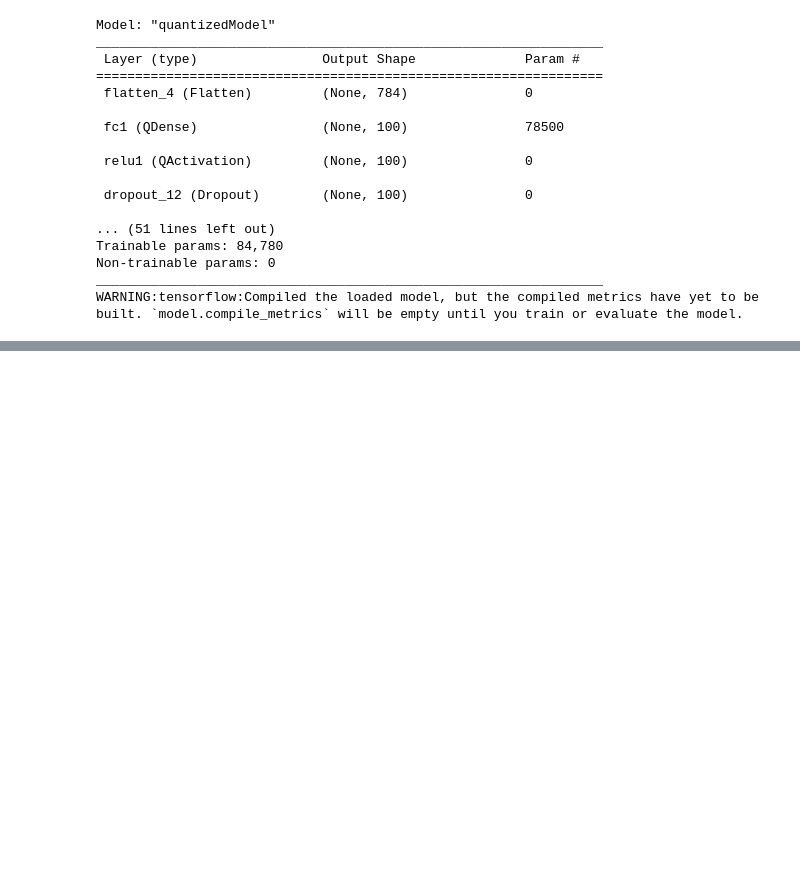
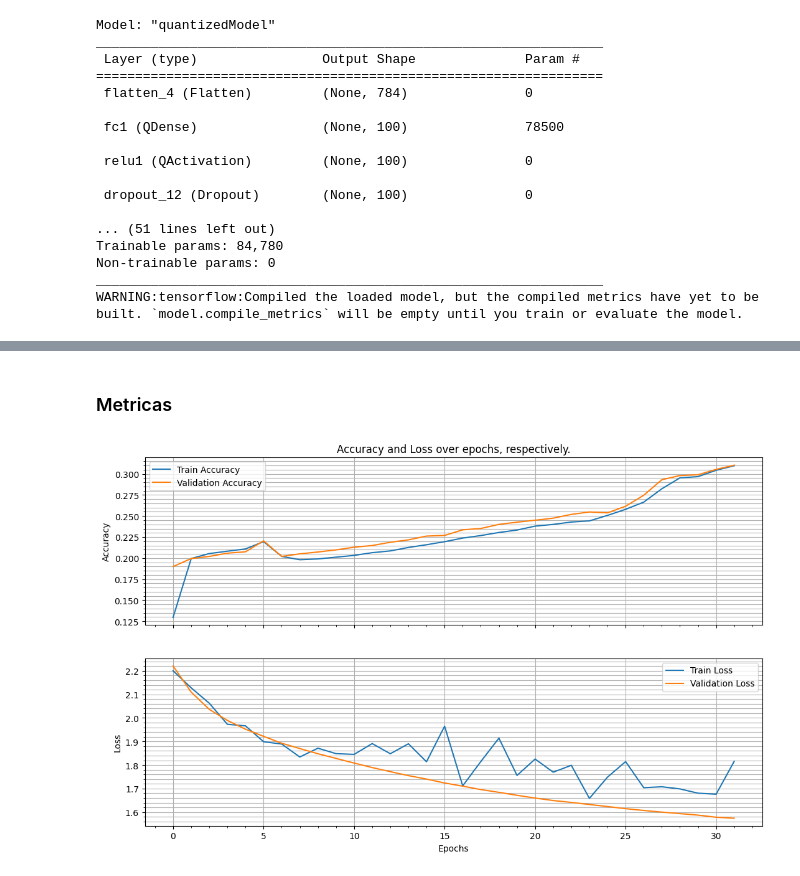
Before and after one commit to leomendu/ML_FPGA_UNMdP, a Jupyter notebook: labs/02-Compression.ipynb, the cells around one changed output, grey strips where cells are left out. Drawn from its saved outputs; the diff is of its cells as text; code cells hidden in the pictures; blank space fills up the shorter version.

```diff
--- a/labs/02-Compression.ipynb
+++ b/labs/02-Compression.ipynb
@@ -580,0 +653,4 @@ Al volver a generar QAT y QAP con menor cantidad de bits... (6b y 3b), ambos pes
+# %%
+# Compilo y entreno teacher
+teacher.compile(optimizer="adam", loss="categorical_crossentropy", metrics=["accuracy"])
+historyTeacher = teacher.fit(x_train, y_train, epochs=16, batch_size=128, validation_data=(x_test, y_test))
@@ -580,0 +703,16 @@ Al volver a generar QAT y QAP con menor cantidad de bits... (6b y 3b), ambos pes
+# %%
+# Proceso de destilación del conocimiento
+# (entrenamiento de student partiendo del teacher)
+
+adam = Adam(0.0001)
+
+distilledMLP.compile(
+        optimizer=adam,
+        metrics=[keras.metrics.SparseCategoricalAccuracy()],
+        student_loss_fn=keras.losses.SparseCategoricalCrossentropy(from_logits=True),
+        distillation_loss_fn=keras.losses.KLDivergence(),
+        alpha=0.1,
+        temperature=10,
+    )
+
+historyDistilled = distilledMLP.fit(x_train, train_labels, validation_split=0.2, batch_size = 64, epochs= 32)
@@ -580,0 +738,36 @@ Al volver a generar QAT y QAP con menor cantidad de bits... (6b y 3b), ambos pes
+# %% [markdown]
+### Metricas
+# %%
+# Plot accuracy and loss over epochs
+ax1 = plt.subplot(211)
+ax1.plot(historyDistilled.history['sparse_categorical_accuracy'], label='Train Accuracy')
+ax1.plot(historyDistilled.history['val_sparse_categorical_accuracy'], label='Validation Accuracy')
+ax1.minorticks_on()
+ax1.tick_params('x', labelbottom=False)
+ax1.grid(visible=True, which='both', axis='y')
+ax1.grid(visible=True, which='Major', axis='x')
+ax1.set_ylabel('Accuracy')
+ax1.set_title('Accuracy and Loss over epochs, respectively.')
+ax1.legend()
+
+ax2 = plt.subplot(212)
+ax2.plot(historyDistilled.history['student_loss'], label='Train Loss')
+ax2.plot(historyDistilled.history['val_student_loss'], label='Validation Loss')
+ax2.minorticks_on()
+ax2.grid(visible=True, which='both', axis='y')
+ax2.grid(visible=True, which='Major', axis='x')
+ax2.set_xlabel('Epochs')
+ax2.set_ylabel('Loss')
+ax2.legend()
+
+fig = plt.gcf()
+fig.set_size_inches(1280/fig.dpi, 768/fig.dpi)
+
+fname = "../img/Compression_KD_acc_n_loss"
+fname += "__iter-" + str(iter)
+fname += "__st_5layers_784-3-3-3-3-10"
+plt.savefig(fname + ".png", bbox_inches='tight')
+
+plt.show()
+# %% [output]
+[figure, added]
```
Also changed, not shown: parts of 46 cells of this notebook, 31 other files.
